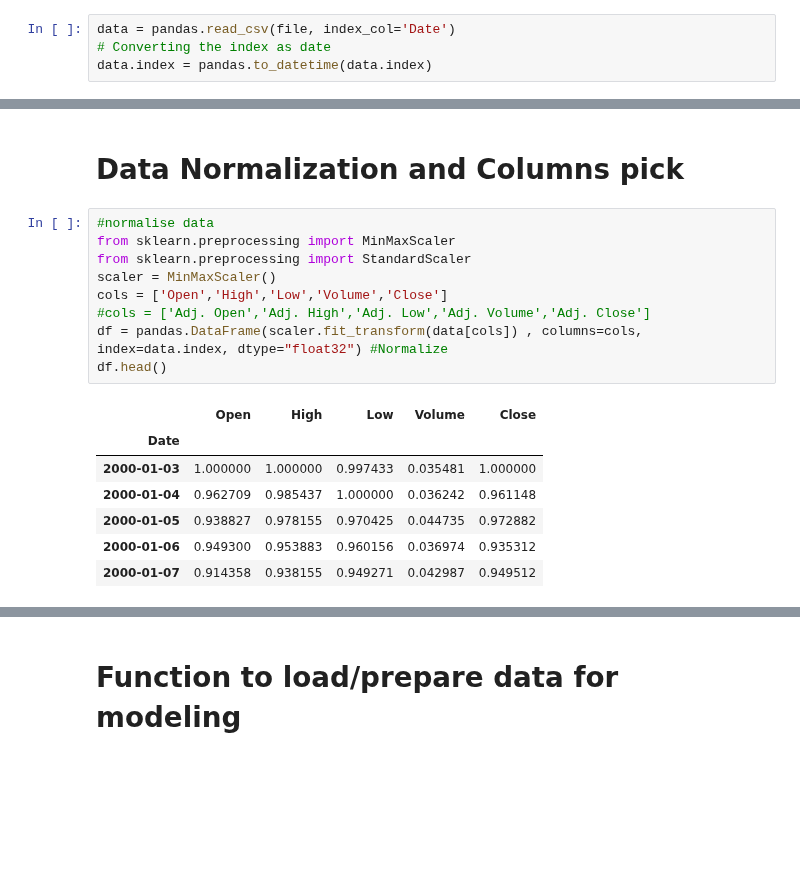
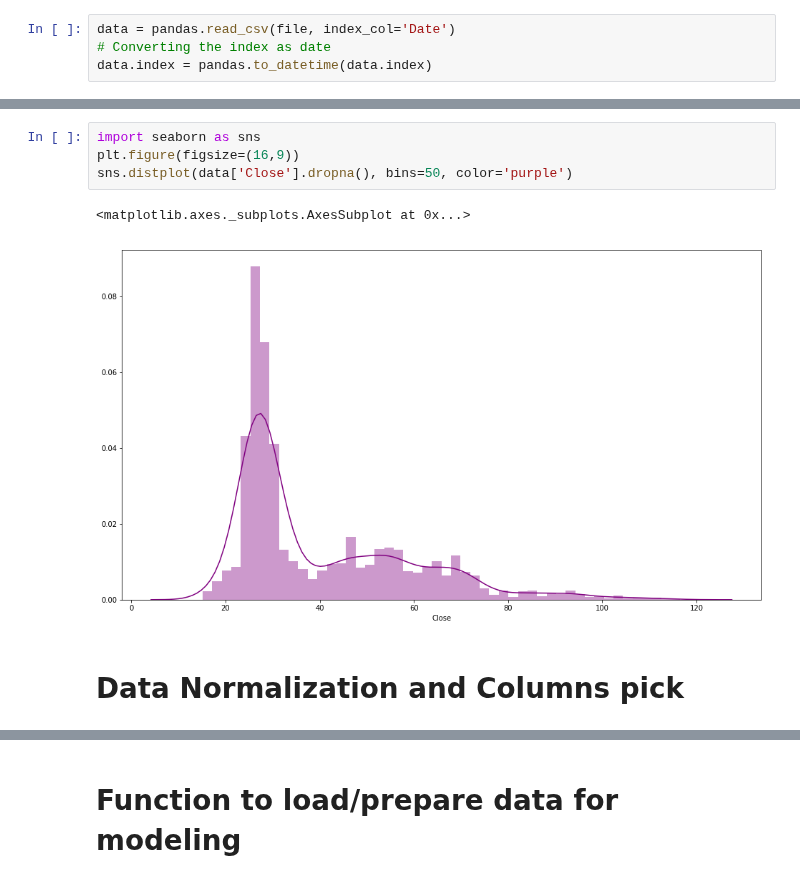
Before and after one commit to pablomarin/Meetups-Data-AI-DFW, a Jupyter notebook: Meetup10-Lab-stockdemo.ipynb, the cells around one changed output, grey strips where cells are left out. Cells and saved outputs as stored; diff of their text form; blank space fills up the shorter version.

```diff
--- a/Meetup10-Lab-stockdemo.ipynb
+++ b/Meetup10-Lab-stockdemo.ipynb
@@ -74,19 +104,9 @@ data.head()
+# %%
+import seaborn as sns
+plt.figure(figsize=(16,9))
+sns.distplot(data['Close'].dropna(), bins=50, color='purple')
+# %% [output]
+<matplotlib.axes._subplots.AxesSubplot at 0x...>
+[figure, added]
 # %% [markdown]
 # Data Normalization and Columns pick
-# %%
-#normalise data
-from sklearn.preprocessing import MinMaxScaler
-from sklearn.preprocessing import StandardScaler
-scaler = MinMaxScaler()
-cols = ['Open','High','Low','Volume','Close']
-#cols = ['Adj. Open','Adj. High','Adj. Low','Adj. Volume','Adj. Close']
-df = pandas.DataFrame(scaler.fit_transform(data[cols]) , columns=cols, index=data.index, dtype="float32") #Normalize
-df.head()
-# %% [output]
-|  | Open | High | Low | Volume | Close |
-| Date |  |  |  |  |  |
-| 2000-01-03 | 1.000000 | 1.000000 | 0.997433 | 0.035481 | 1.000000 |
-| 2000-01-04 | 0.962709 | 0.985437 | 1.000000 | 0.036242 | 0.961148 |
-| 2000-01-05 | 0.938827 | 0.978155 | 0.970425 | 0.044735 | 0.972882 |
-| 2000-01-06 | 0.949300 | 0.953883 | 0.960156 | 0.036974 | 0.935312 |
-| 2000-01-07 | 0.914358 | 0.938155 | 0.949271 | 0.042987 | 0.949512 |
```
Also changed, not shown: parts of 35 cells of this notebook, 12 other files.
